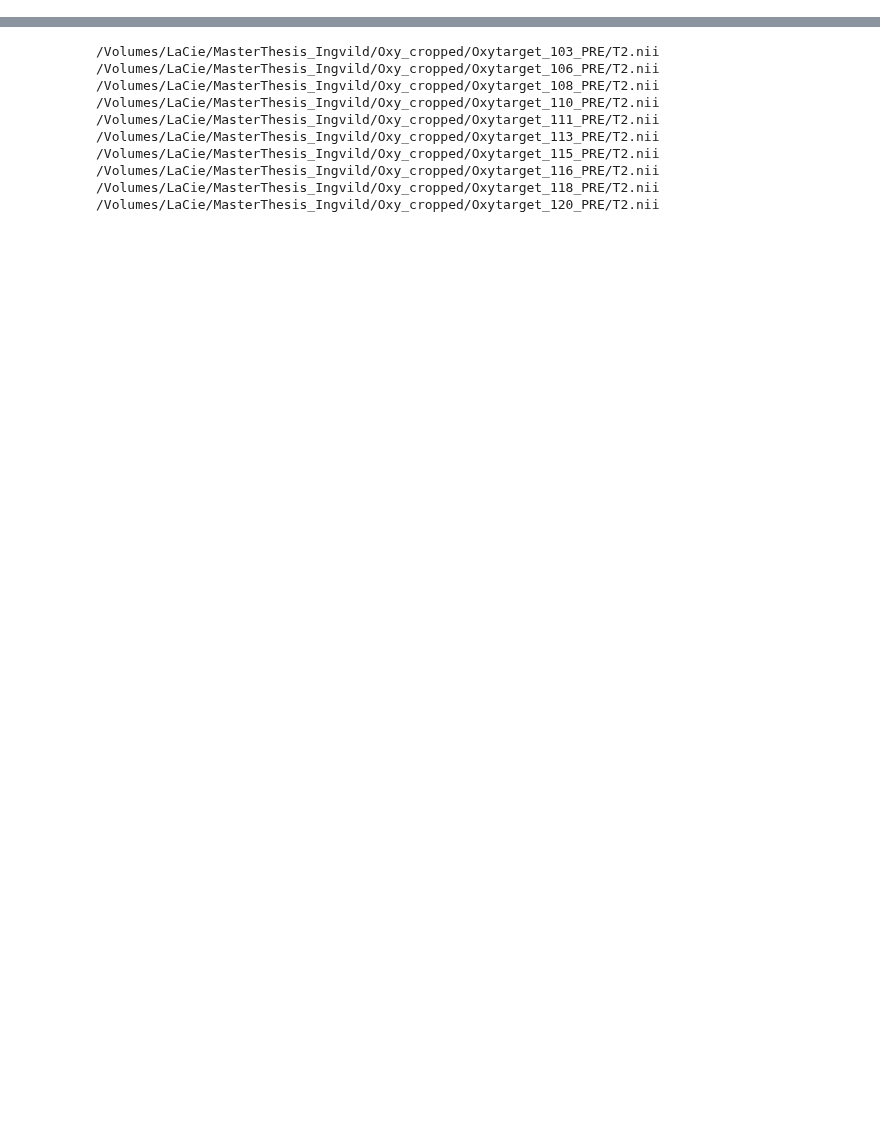
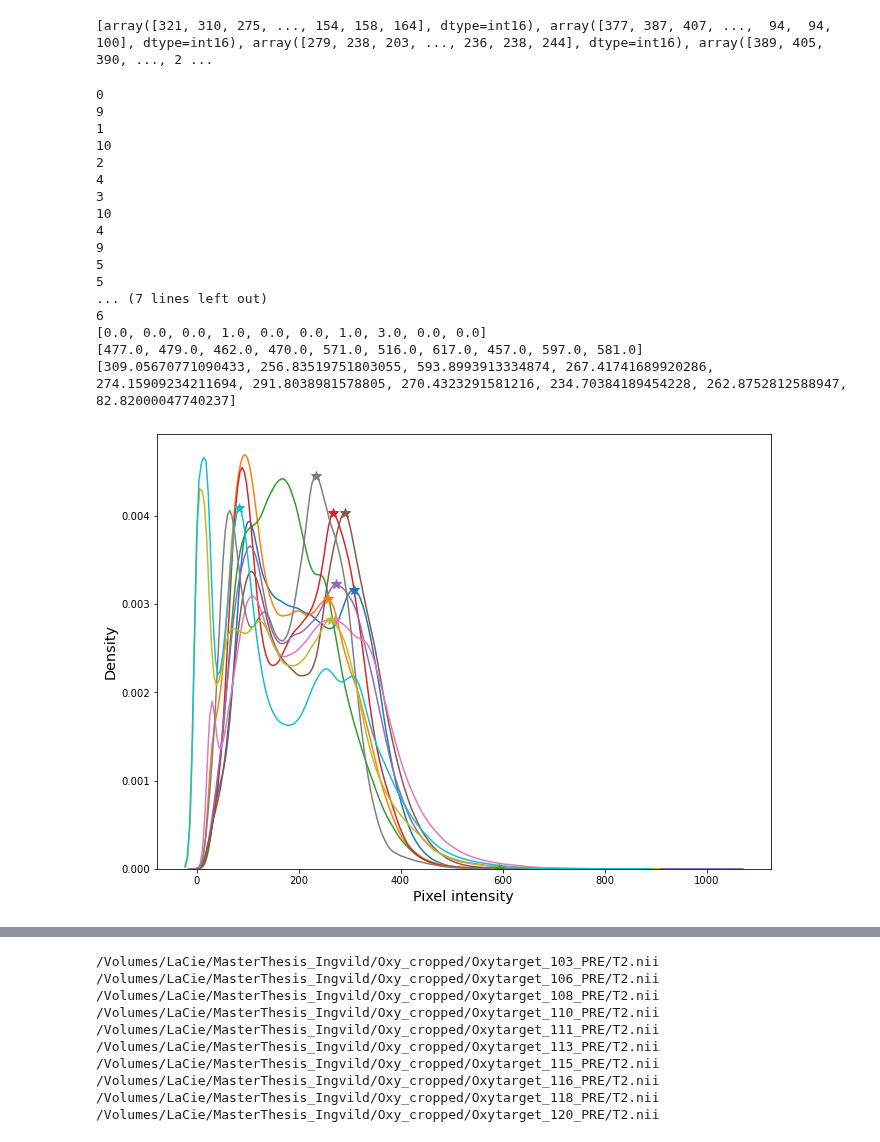
Before and after one commit to IngvildAskimAdde/MasterThesis, a Jupyter notebook: standardinzing_images.ipynb, the cells around one changed output, grey strips where cells are left out. Saved outputs shown, nothing was run; the diff lists cells and outputs as text; code cells hidden in the pictures; blank space fills up the shorter version.

```diff
--- a/standardinzing_images.ipynb
+++ b/standardinzing_images.ipynb
@@ -55,0 +209,2 @@ def pixel_distribution(pixel_list):
+# %%
+LARC_train = LARC[:10]
@@ -55,0 +224,28 @@ def pixel_distribution(pixel_list):
+# %%
+print(pixel_values_LARC)
+# %% [output]
+[array([321, 310, 275, ..., 154, 158, 164], dtype=int16), array([377, 387, 407, ...,  94,  94, 100], dtype=int16), array([279, 238, 203, ..., 236, 238, 244], dtype=int16), array([389, 405, 390, ..., 2 ...
+# %%
+min_p_LARC, max_p_LARC, bimodals_LARC, max_i_LARC, min_i_LARC = landmarks(pixel_values_LARC, 0, 99.8)
+print(min_p_LARC)
+print(max_p_LARC)
+print(bimodals_LARC)
+# %% [output]
+0
+9
+1
+10
+2
+4
+3
+10
+4
+9
+5
+5
+... (7 lines left out)
+6
+[0.0, 0.0, 0.0, 1.0, 0.0, 0.0, 1.0, 3.0, 0.0, 0.0]
+[477.0, 479.0, 462.0, 470.0, 571.0, 516.0, 617.0, 457.0, 597.0, 581.0]
+[309.05670771090433, 256.83519751803055, 593.8993913334874, 267.41741689920286, 274.15909234211694, 291.8038981578805, 270.4323291581216, 234.70384189454228, 262.8752812588947, 82.82000047740237]
+[figure, added]
```
Also changed, not shown: parts of 58 cells of this notebook, 6 other files.
